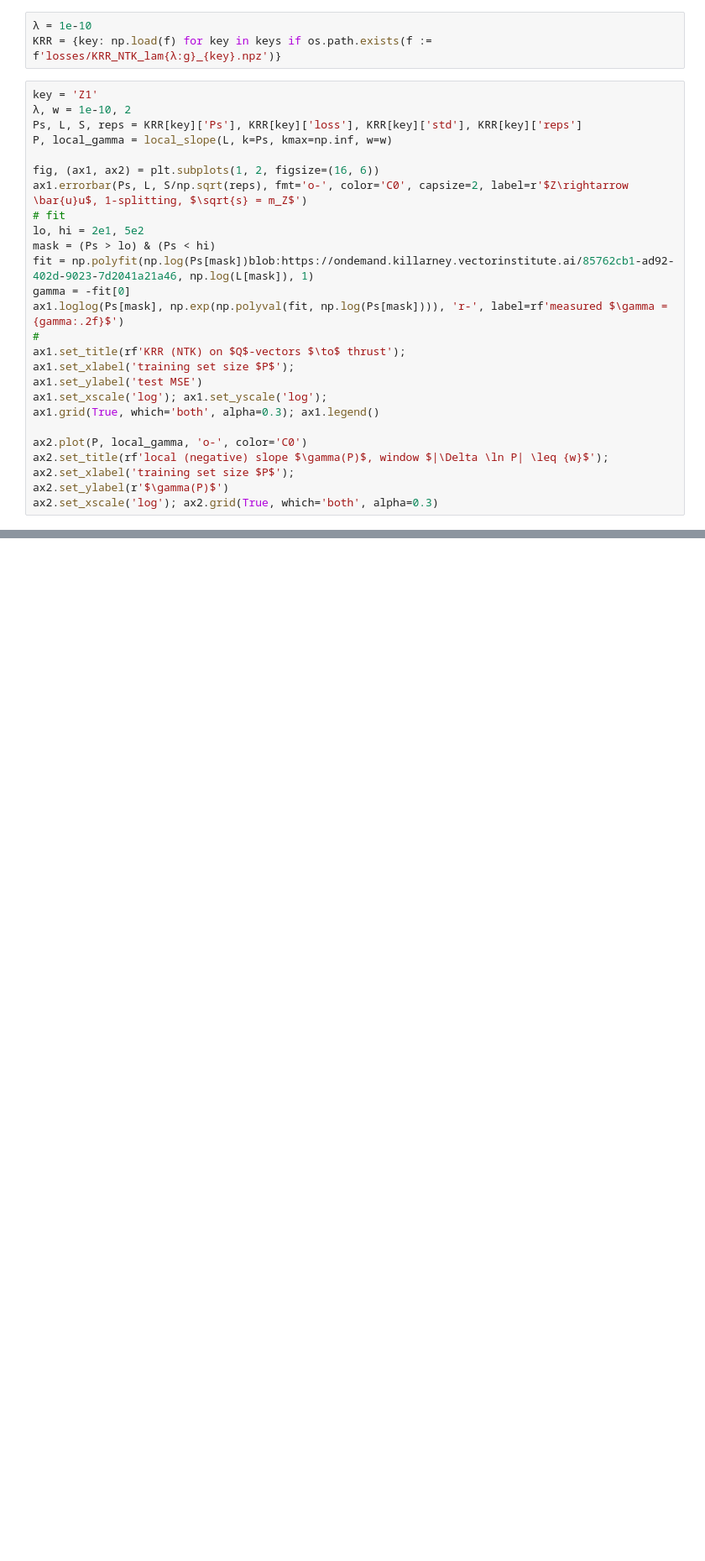
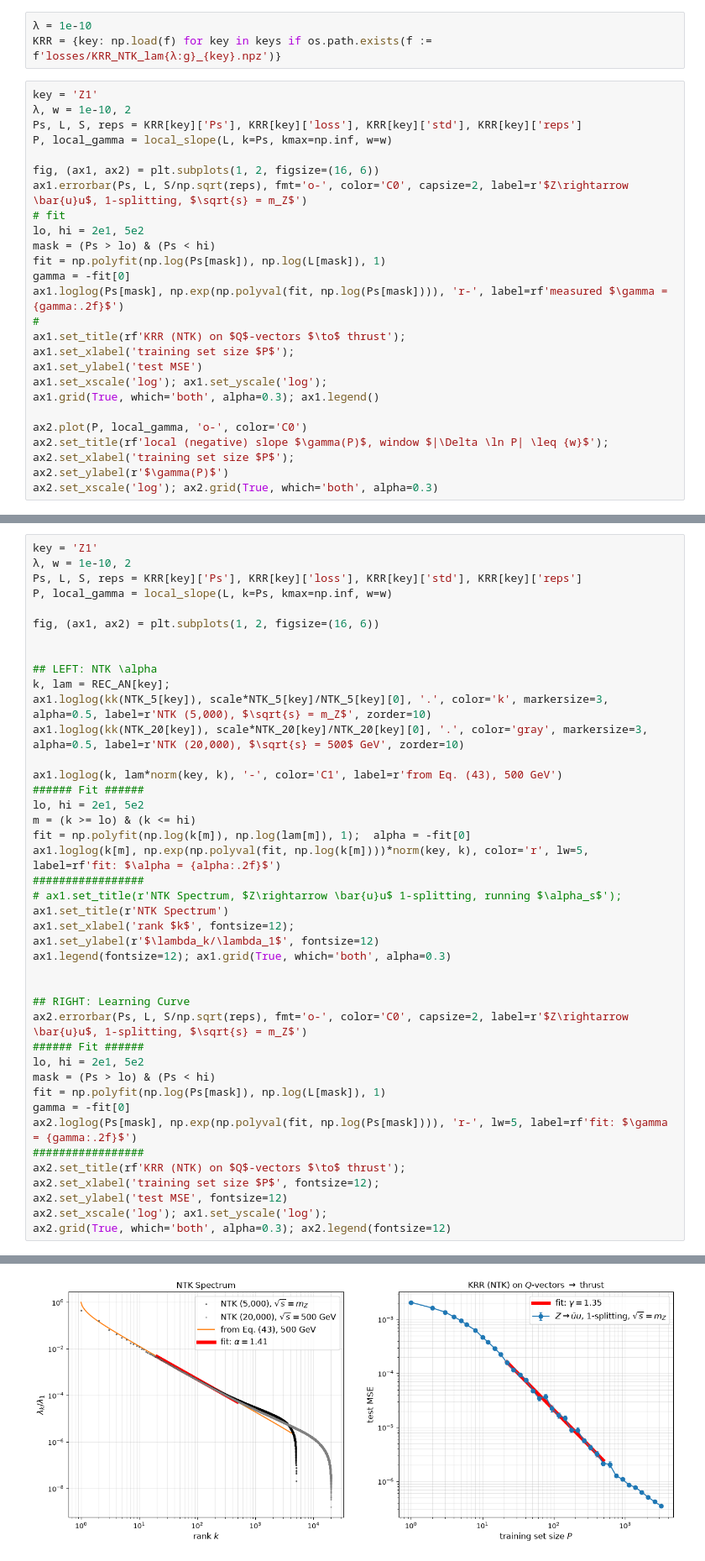
Before and after one commit to Shutko/Jet-Scaling-Laws, a Jupyter notebook: StevensCode/plot_together.ipynb, the cells around one changed output, grey strips where cells are left out. Shown at 84% size. Saved outputs shown, nothing was run; the diff lists cells and outputs as text; blank space fills up the shorter version.

```diff
--- a/StevensCode/plot_together.ipynb
+++ b/StevensCode/plot_together.ipynb
@@ -117,7 +117,7 @@ ax1.errorbar(Ps, L, S/np.sqrt(reps), fmt='o-', color='C0', capsize=2, label=r'$Z
 # fit
 lo, hi = 2e1, 5e2
 mask = (Ps > lo) & (Ps < hi)
-fit = np.polyfit(np.log(Ps[mask])blob:https://ondemand.killarney.vectorinstitute.ai/85762cb1-ad92-402d-9023-7d2041a21a46, np.log(L[mask]), 1)
+fit = np.polyfit(np.log(Ps[mask]), np.log(L[mask]), 1)
 gamma = -fit[0]
 ax1.loglog(Ps[mask], np.exp(np.polyval(fit, np.log(Ps[mask]))), 'r-', label=rf'measured $\gamma = {gamma:.2f}$')
 #
@@ -134,3 +134,46 @@ ax2.set_ylabel(r'$\gamma(P)$')
 ax2.set_xscale('log'); ax2.grid(True, which='both', alpha=0.3)
 # %% [output]
 [figure]
+# %%
+key = 'Z1'
+λ, w = 1e-10, 2
+Ps, L, S, reps = KRR[key]['Ps'], KRR[key]['loss'], KRR[key]['std'], KRR[key]['reps']
+P, local_gamma = local_slope(L, k=Ps, kmax=np.inf, w=w)
+
+fig, (ax1, ax2) = plt.subplots(1, 2, figsize=(16, 6))
+
+
+## LEFT: NTK \alpha
+k, lam = REC_AN[key];
+ax1.loglog(kk(NTK_5[key]), scale*NTK_5[key]/NTK_5[key][0], '.', color='k', markersize=3, alpha=0.5, label=r'NTK (5,000), $\sqrt{s} = m_Z$', zorder=10)
+ax1.loglog(kk(NTK_20[key]), scale*NTK_20[key]/NTK_20[key][0], '.', color='gray', markersize=3, alpha=0.5, label=r'NTK (20,000), $\sqrt{s} = 500$ GeV', zorder=10)
+
+ax1.loglog(k, lam*norm(key, k), '-', color='C1', label=r'from Eq. (43), 500 GeV')
+###### Fit ######
+lo, hi = 2e1, 5e2
+m = (k >= lo) & (k <= hi)
+fit = np.polyfit(np.log(k[m]), np.log(lam[m]), 1);  alpha = -fit[0]
+ax1.loglog(k[m], np.exp(np.polyval(fit, np.log(k[m])))*norm(key, k), color='r', lw=5, label=rf'fit: $\alpha = {alpha:.2f}$')
+#################
+# ax1.set_title(r'NTK Spectrum, $Z\rightarrow \bar{u}u$ 1-splitting, running $\alpha_s$');
+ax1.set_title(r'NTK Spectrum')
+ax1.set_xlabel('rank $k$', fontsize=12);
+ax1.set_ylabel(r'$\lambda_k/\lambda_1$', fontsize=12)
+ax1.legend(fontsize=12); ax1.grid(True, which='both', alpha=0.3)
+
+
+## RIGHT: Learning Curve
+ax2.errorbar(Ps, L, S/np.sqrt(reps), fmt='o-', color='C0', capsize=2, label=r'$Z\rightarrow \bar{u}u$, 1-splitting, $\sqrt{s} = m_Z$')
+###### Fit ######
+lo, hi = 2e1, 5e2
+mask = (Ps > lo) & (Ps < hi)
+fit = np.polyfit(np.log(Ps[mask]), np.log(L[mask]), 1)
+gamma = -fit[0]
+ax2.loglog(Ps[mask], np.exp(np.polyval(fit, np.log(Ps[mask]))), 'r-', lw=5, label=rf'fit: $\gamma = {gamma:.2f}$')
+#################
+ax2.set_title(rf'KRR (NTK) on $Q$-vectors $\to$ thrust');
+ax2.set_xlabel('training set size $P$', fontsize=12);
+ax2.set_ylabel('test MSE', fontsize=12)
+ax2.set_xscale('log'); ax1.set_yscale('log');
+ax2.grid(True, which='both', alpha=0.3); ax2.legend(fontsize=12)
+# %% [output]
@@ -136,0 +181 @@ ax2.set_xscale('log'); ax2.grid(True, which='both', alpha=0.3)
+[figure, added]
```
Also changed, not shown: parts of 1 cell of this notebook.
